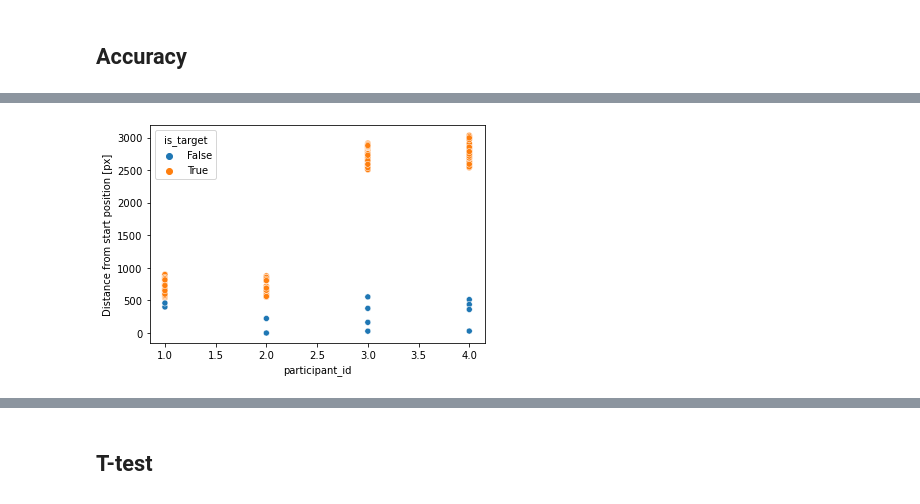
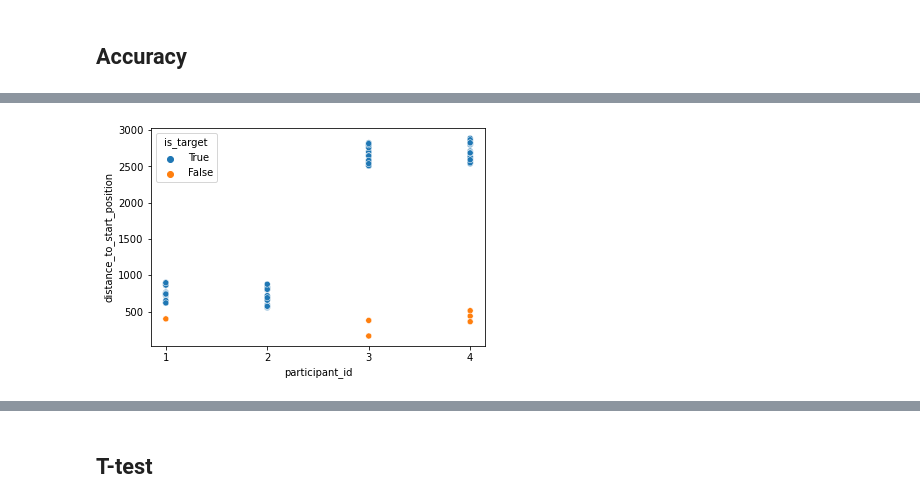
Before and after one commit to ITT-21SS-UR/assignment-04-sc, a Jupyter notebook: experiment/pointing_technique_experiment.ipynb, the cells around one changed output, grey strips where cells are left out. Saved outputs shown, nothing was run; the diff lists cells and outputs as text; code cells hidden in the pictures.

```diff
--- a/experiment/pointing_technique_experiment.ipynb
+++ b/experiment/pointing_technique_experiment.ipynb
@@ -636,12 +679,13 @@ plot_accuracy_with_distance.legend(title="is correct target")
 # %%
-# TODO axis int values only
-scatter_plot_grouped = sns.scatterplot(
-    data=filtered_data,
-    x=PARTICIPANT_ID,
-    y=DISTANCE_TO_START_POSITION,
-    hue=IS_TARGET,
+scatter_plot_accurancy_ids_normal = sns.scatterplot(
+    data = normal_pointing_technique,
+    x = PARTICIPANT_ID,
+    y = DISTANCE_TO_START_POSITION,
+    hue = IS_TARGET,
+    hue_order = [True, False]
 )
-scatter_plot_grouped.set(xlabel=PARTICIPANT_ID, ylabel=DISTANCE_LABEL)
+
+scatter_plot_accurancy_ids_normal.set(xlabel = PARTICIPANT_ID, ylabel = DISTANCE_TO_START_POSITION, xticks = [1, 2, 3, 4])
 plt.show()
 # %% [output]
-[figure, old version]
+[figure, new version]
```
Also changed, not shown: parts of 13 cells of this notebook, 1 other file.
